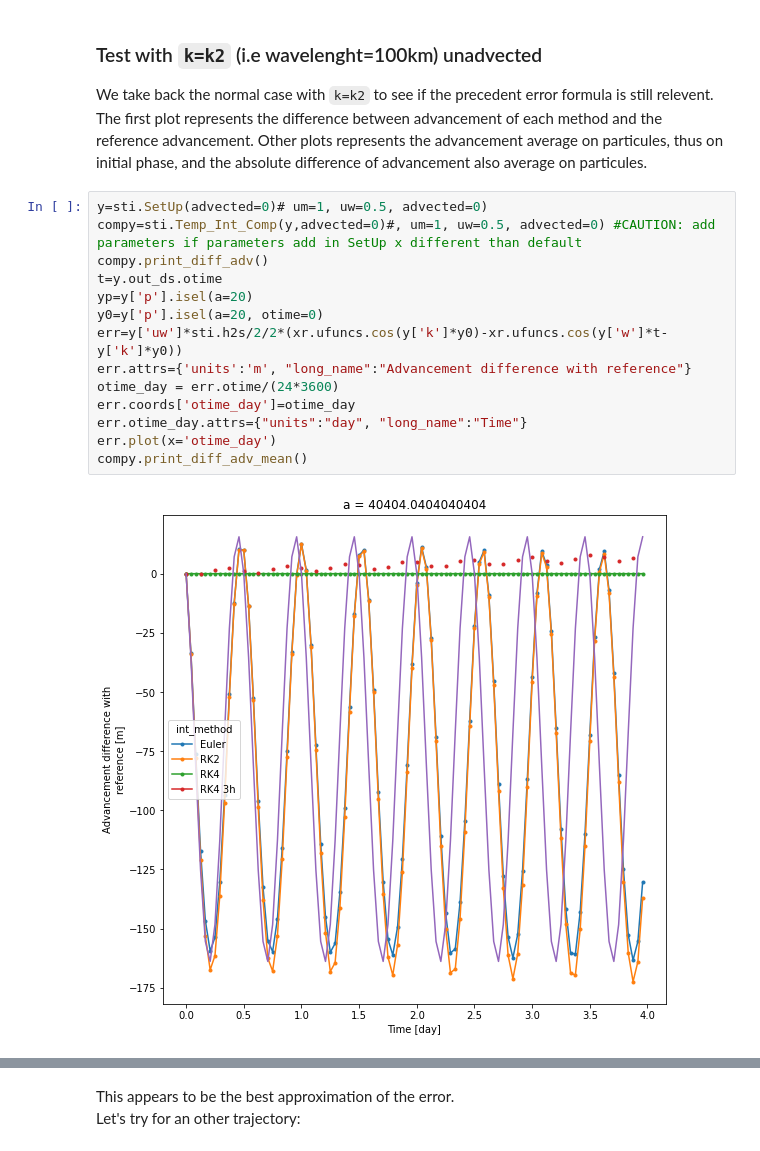
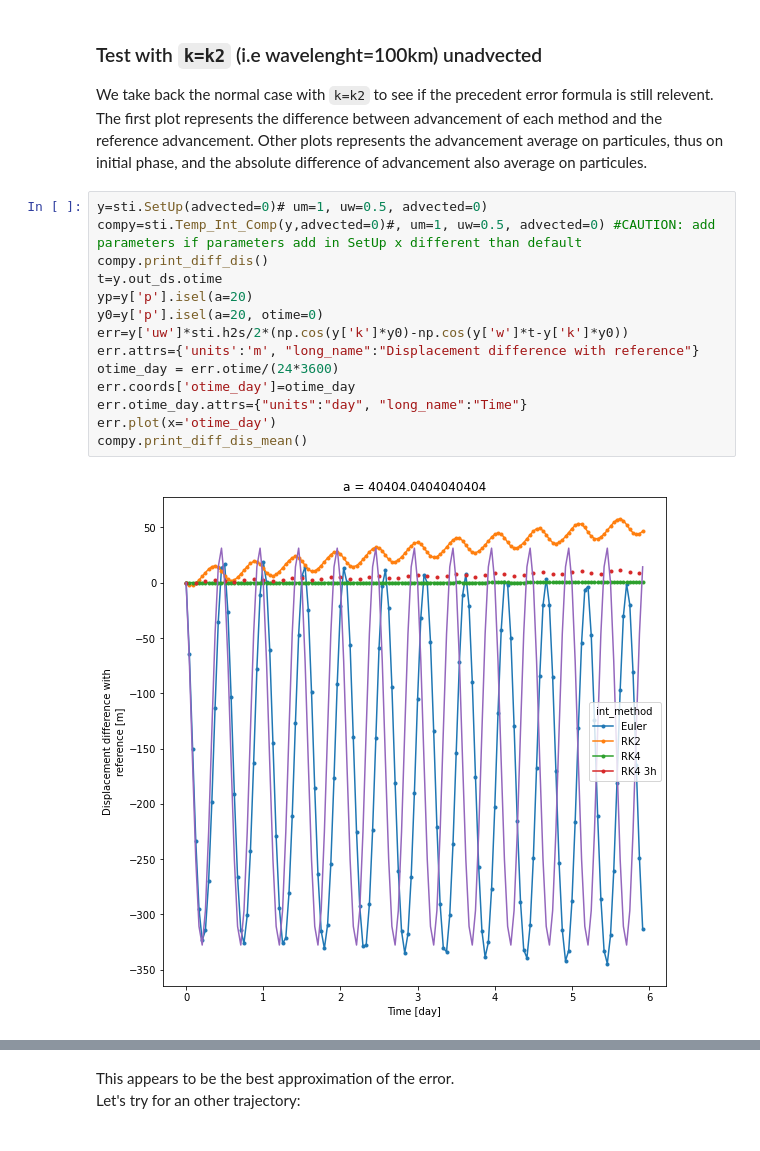
Before and after one commit to margot-demol/stage-m1, a Jupyter notebook: development/temporal_int_comparison.ipynb, the cells around one changed output, grey strips where cells are left out. Saved outputs shown, nothing was run; the diff lists cells and outputs as text.

```diff
--- a/development/temporal_int_comparison.ipynb
+++ b/development/temporal_int_comparison.ipynb
@@ -63,16 +41,16 @@ Other plots represents the advancement average on particules, thus on initial ph
 # %%
 y=sti.SetUp(advected=0)# um=1, uw=0.5, advected=0)
 compy=sti.Temp_Int_Comp(y,advected=0)#, um=1, uw=0.5, advected=0) #CAUTION: add parameters if parameters add in SetUp x different than default
-compy.print_diff_adv()
+compy.print_diff_dis()
 t=y.out_ds.otime
 yp=y['p'].isel(a=20)
 y0=y['p'].isel(a=20, otime=0)
-err=y['uw']*sti.h2s/2/2*(xr.ufuncs.cos(y['k']*y0)-xr.ufuncs.cos(y['w']*t-y['k']*y0))
-err.attrs={'units':'m', "long_name":"Advancement difference with reference"}
+err=y['uw']*sti.h2s/2*(np.cos(y['k']*y0)-np.cos(y['w']*t-y['k']*y0))
+err.attrs={'units':'m', "long_name":"Displacement difference with reference"}
 otime_day = err.otime/(24*3600)
 err.coords['otime_day']=otime_day
 err.otime_day.attrs={"units":"day", "long_name":"Time"}
 err.plot(x='otime_day')
-compy.print_diff_adv_mean()
+compy.print_diff_dis_mean()
 # %% [output]
-[figure, old version]
+[figure, new version]
```
Also changed, not shown: parts of 28 cells of this notebook, 1 other file.
